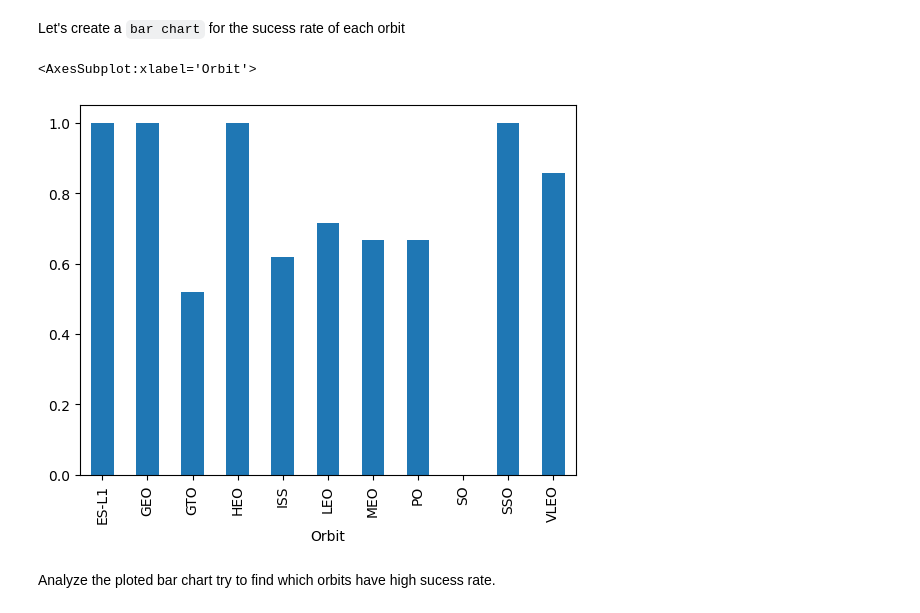
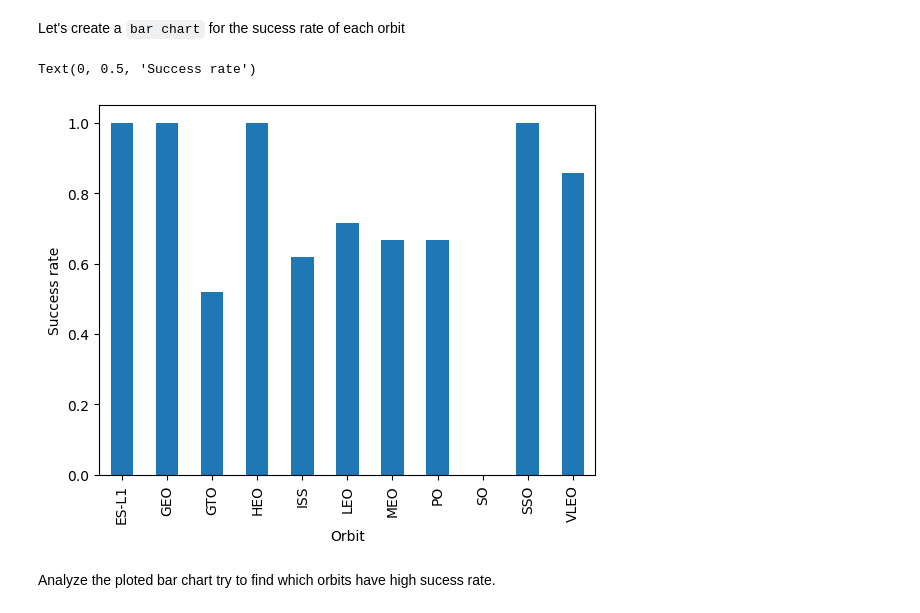
Before and after one commit to sebasgrisales/IBM_Applied_Data_Science_Capstone, a Jupyter notebook: 4. jupyter-labs-eda-dataviz.ipynb, the cells around one changed output. Drawn from its saved outputs; the diff is of its cells as text; code cells hidden in the pictures.

```diff
--- a/4. jupyter-labs-eda-dataviz.ipynb
+++ b/4. jupyter-labs-eda-dataviz.ipynb
@@ -119,10 +119,11 @@ Let's create a `bar chart` for the sucess rate of each orbit
 # %%
 # HINT use groupby method on Orbit column and get the mean of Class column
 orbit_df = df['Class'].groupby(df['Orbit']).mean()
 orbit_df.plot(kind='bar')
+plt.ylabel('Success rate')
 # %% [output]
-<AxesSubplot:xlabel='Orbit'>
+Text(0, 0.5, 'Success rate')
-[figure, old version]
+[figure, new version]
 # %% [markdown]
 Analyze the ploted bar chart try to find which orbits have high sucess rate.
 # %% [markdown]
```
